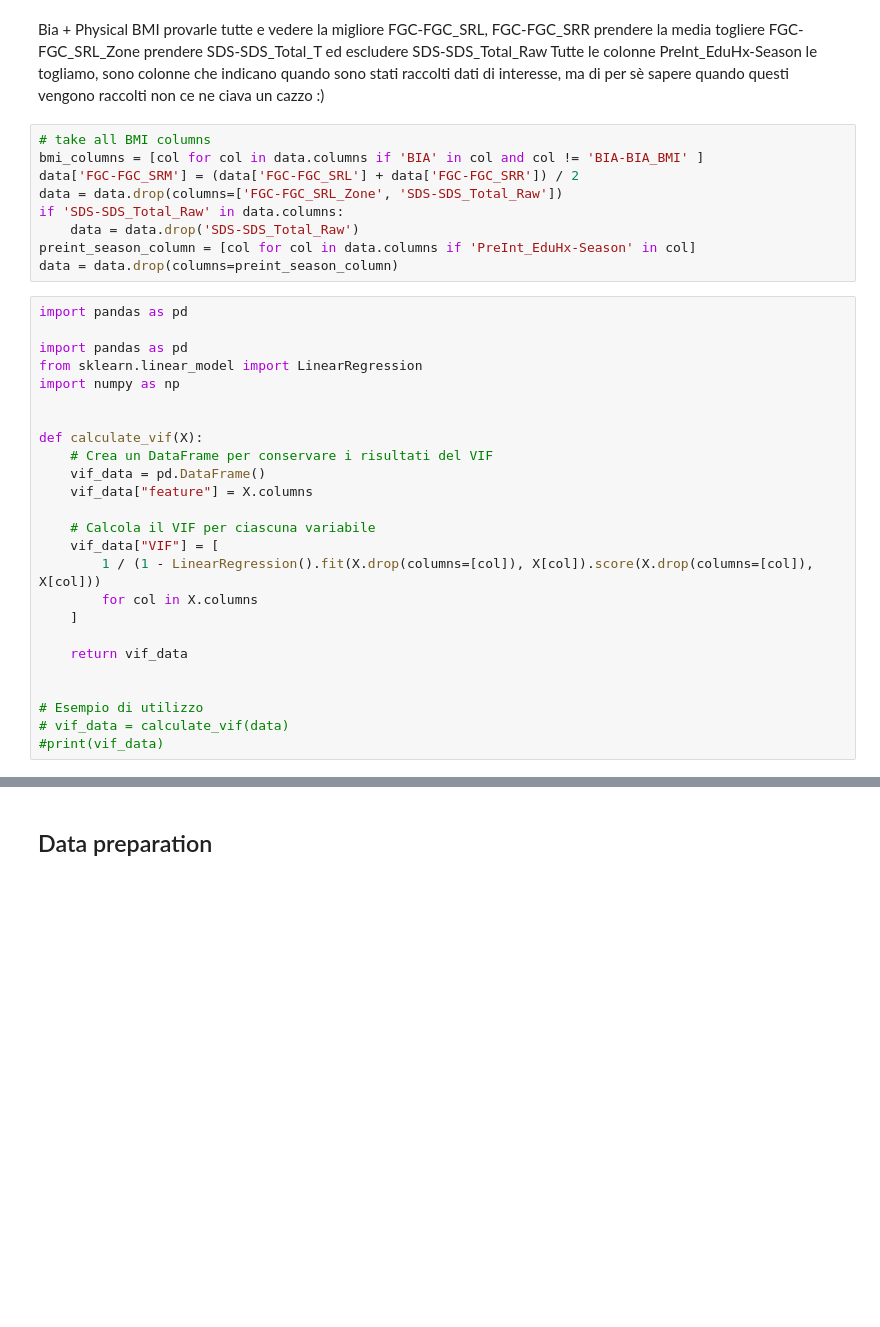
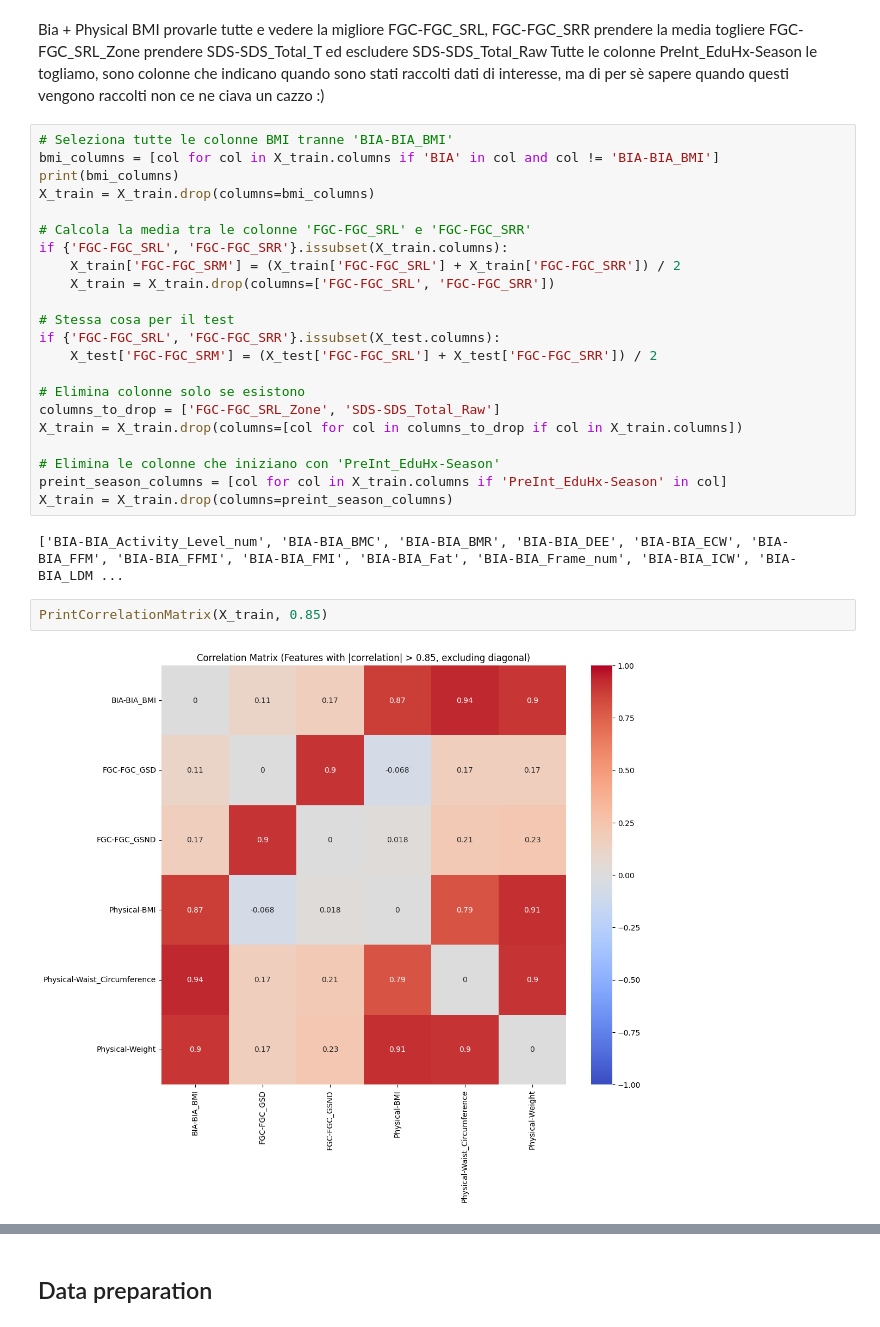
Before and after one commit to EliaCoro/progetto_dwm, a Jupyter notebook: work/progetto.ipynb, the cells around one changed output, grey strips where cells are left out. Drawn from its saved outputs; the diff is of its cells as text; blank space fills up the shorter version.

```diff
--- a/work/progetto.ipynb
+++ b/work/progetto.ipynb
@@ -165,36 +185,30 @@ togliere FGC-FGC_SRL_Zone
 prendere SDS-SDS_Total_T ed escludere SDS-SDS_Total_Raw
 Tutte le colonne PreInt_EduHx-Season le togliamo, sono colonne che indicano quando sono stati raccolti dati di interesse, ma di per sè sapere quando questi vengono raccolti non ce ne ciava un cazzo :)
 # %%
-# take all BMI columns
-bmi_columns = [col for col in data.columns if 'BIA' in col and col != 'BIA-BIA_BMI' ]
-data['FGC-FGC_SRM'] = (data['FGC-FGC_SRL'] + data['FGC-FGC_SRR']) / 2
-data = data.drop(columns=['FGC-FGC_SRL_Zone', 'SDS-SDS_Total_Raw'])
-if 'SDS-SDS_Total_Raw' in data.columns:
-    data = data.drop('SDS-SDS_Total_Raw')
-preint_season_column = [col for col in data.columns if 'PreInt_EduHx-Season' in col]
-data = data.drop(columns=preint_season_column)
+# Seleziona tutte le colonne BMI tranne 'BIA-BIA_BMI'
+bmi_columns = [col for col in X_train.columns if 'BIA' in col and col != 'BIA-BIA_BMI']
+print(bmi_columns)
+X_train = X_train.drop(columns=bmi_columns)
+
+# Calcola la media tra le colonne 'FGC-FGC_SRL' e 'FGC-FGC_SRR'
+if {'FGC-FGC_SRL', 'FGC-FGC_SRR'}.issubset(X_train.columns):
+    X_train['FGC-FGC_SRM'] = (X_train['FGC-FGC_SRL'] + X_train['FGC-FGC_SRR']) / 2
+    X_train = X_train.drop(columns=['FGC-FGC_SRL', 'FGC-FGC_SRR'])
+
+# Stessa cosa per il test
+if {'FGC-FGC_SRL', 'FGC-FGC_SRR'}.issubset(X_test.columns):
+    X_test['FGC-FGC_SRM'] = (X_test['FGC-FGC_SRL'] + X_test['FGC-FGC_SRR']) / 2
+
+# Elimina colonne solo se esistono
+columns_to_drop = ['FGC-FGC_SRL_Zone', 'SDS-SDS_Total_Raw']
+X_train = X_train.drop(columns=[col for col in columns_to_drop if col in X_train.columns])
+
+# Elimina le colonne che iniziano con 'PreInt_EduHx-Season'
+preint_season_columns = [col for col in X_train.columns if 'PreInt_EduHx-Season' in col]
+X_train = X_train.drop(columns=preint_season_columns)
+# %% [output]
+['BIA-BIA_Activity_Level_num', 'BIA-BIA_BMC', 'BIA-BIA_BMR', 'BIA-BIA_DEE', 'BIA-BIA_ECW', 'BIA-BIA_FFM', 'BIA-BIA_FFMI', 'BIA-BIA_FMI', 'BIA-BIA_Fat', 'BIA-BIA_Frame_num', 'BIA-BIA_ICW', 'BIA-BIA_LDM ...
-# %%
-import pandas as pd
-
-import pandas as pd
-from sklearn.linear_model import LinearRegression
-import numpy as np
-
-
-def calculate_vif(X):
-    # Crea un DataFrame per conservare i risultati del VIF
-    vif_data = pd.DataFrame()
-    vif_data["feature"] = X.columns
-
-    # Calcola il VIF per ciascuna variabile
-    vif_data["VIF"] = [
-        1 / (1 - LinearRegression().fit(X.drop(columns=[col]), X[col]).score(X.drop(columns=[col]), X[col]))
-        for col in X.columns
-    ]
-
-    return vif_data
-
-
-# Esempio di utilizzo
-# vif_data = calculate_vif(data)
-#print(vif_data)
+# %%
+PrintCorrelationMatrix(X_train, 0.85)
+# %% [output]
+[figure, added]
```
Also changed, not shown: parts of 31 cells of this notebook, 7 other files.
